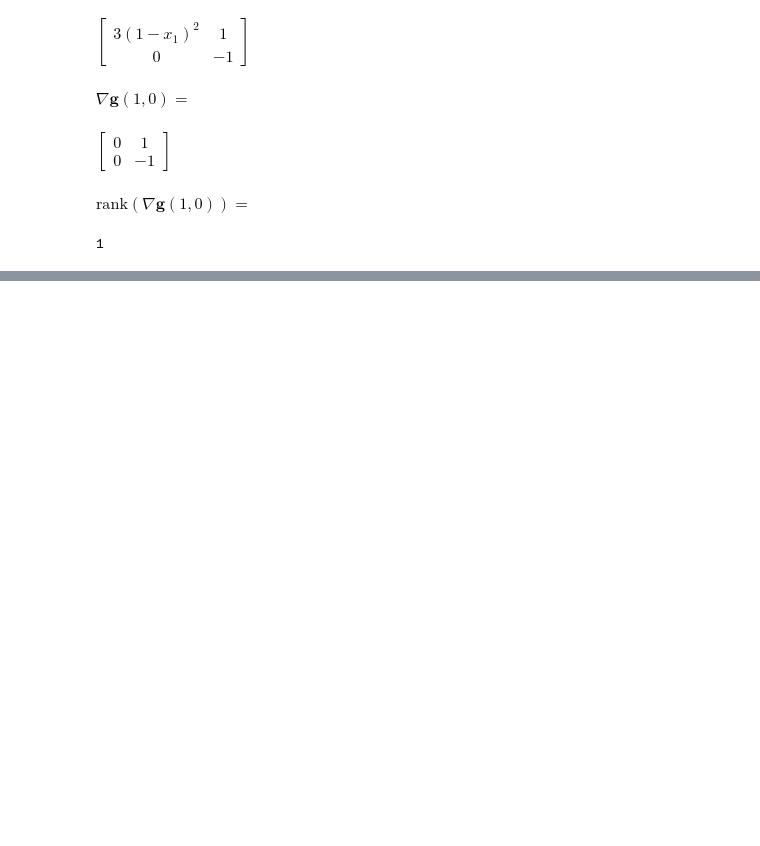
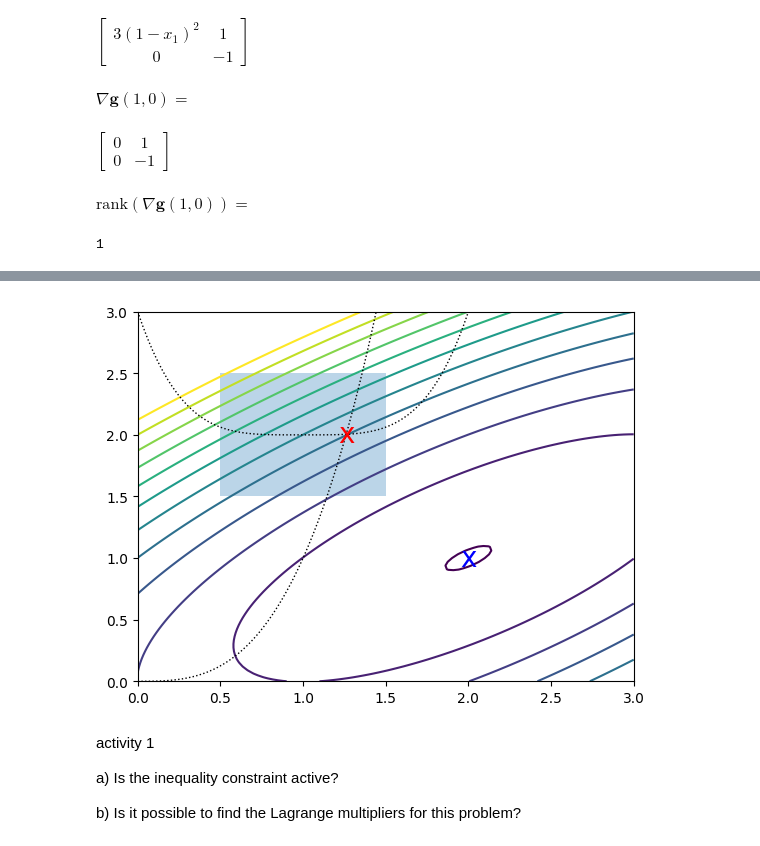
Before and after one commit to akr1139/Optimization, a Jupyter notebook: EM502_LAB_05.ipynb, the cells around one changed output, grey strips where cells are left out. Saved outputs shown, nothing was run; the diff lists cells and outputs as text; code cells hidden in the pictures; blank space fills up the shorter version.

```diff
--- a/EM502_LAB_05.ipynb
+++ b/EM502_LAB_05.ipynb
@@ -68,0 +416,10 @@ $\mathrm{rank}(\nabla \mathbf{g}(1,0))=$
+# %%
+cons = ({'type': 'eq',
+         'fun' : lambda x: np.array([x[0]**3 - x[1]]),
+         'jac' : lambda x: np.array([3.0*(x[0]**2.0), -1.0])},
+        {'type': 'ineq',
+         'fun' : lambda x: np.array([x[1] - (x[0]-1)**4 - 2])})
+
+bnds = ((0.5, 1.5), (1.5, 2.5))
+# %%
+x0 = [3, 4]
@@ -68,0 +428,3 @@ $\mathrm{rank}(\nabla \mathbf{g}(1,0))=$
+# %%
+ux = scipy_opt.minimize(f, x0, constraints=None)
+ux
@@ -68,0 +443,3 @@ $\mathrm{rank}(\nabla \mathbf{g}(1,0))=$
+# %%
+cx = scipy_opt.minimize(f, x0, bounds=bnds, constraints=cons)
+cx
@@ -68,0 +456,21 @@ $\mathrm{rank}(\nabla \mathbf{g}(1,0))=$
+# %%
+x = np.linspace(0, 3, 100)
+y = np.linspace(0, 3, 100)
+X, Y = np.meshgrid(x, y)
+Z = f(np.vstack([X.ravel(), Y.ravel()])).reshape((100,100))
+plt.contour(X, Y, Z, np.arange(-1.99,10, 1));
+plt.plot(x, x**3, 'k:', linewidth=1)
+plt.plot(x, (x-1)**4+2, 'k:', linewidth=1)
+plt.text(ux['x'][0], ux['x'][1], 'x', va='center', ha='center', size=20, color='blue')
+plt.text(cx['x'][0], cx['x'][1], 'x', va='center', ha='center', size=20, color='red')
+plt.fill([0.5,0.5,1.5,1.5], [2.5,1.5,1.5,2.5], alpha=0.3)
+plt.axis([0,3,0,3]);
+# %% [output]
+[figure, added]
+# %% [markdown]
+
+activity 1
+
+a) Is the inequality constraint active?
+
+b) Is it possible to find the Lagrange multipliers for this problem?
```
Also changed, not shown: parts of 28 cells of this notebook.
